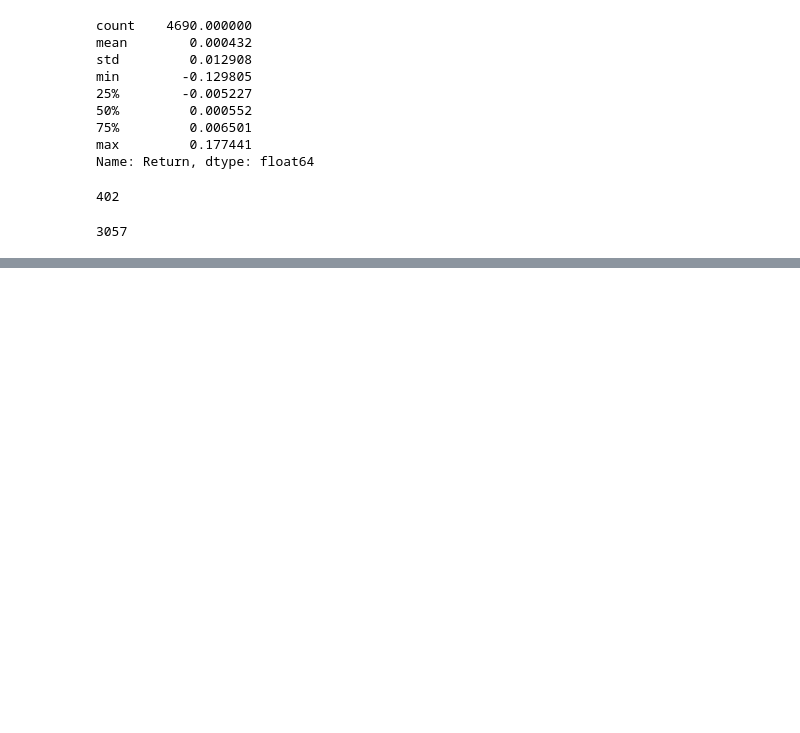
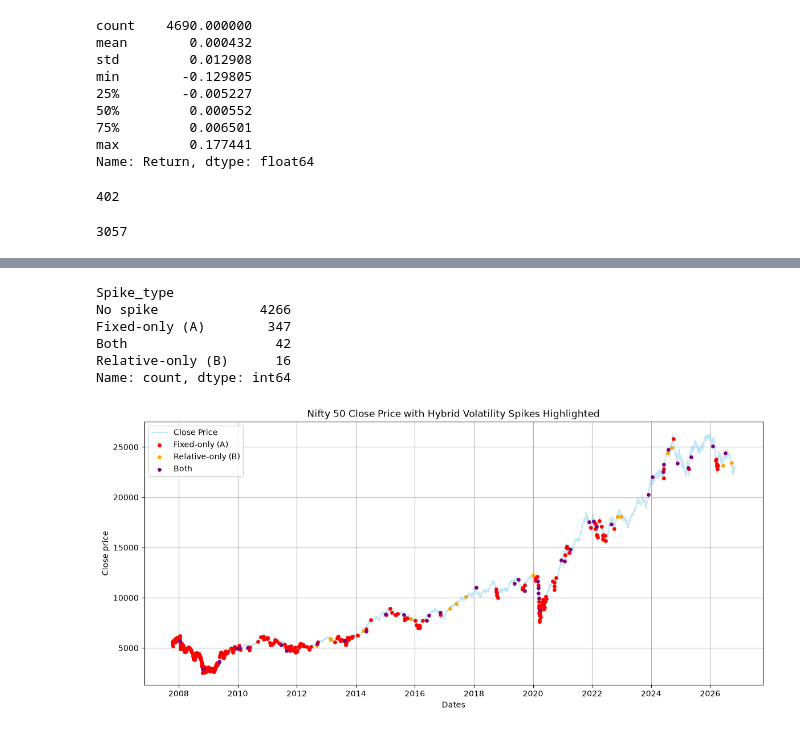
Before and after one commit to sanushx3/vol-spike-alert, a Jupyter notebook: notebooks/01.EDA.ipynb, the cells around one changed output, grey strips where cells are left out. Saved outputs shown, nothing was run; the diff lists cells and outputs as text; code cells hidden in the pictures; blank space fills up the shorter version.

Commit message:
feat(target): add hybrid spike label and class balance analysis

```diff
--- a/notebooks/01.EDA.ipynb
+++ b/notebooks/01.EDA.ipynb
@@ -247,0 +334,44 @@ Name: 3057, dtype: object
+# %%
+tomorrow_return=df["Return"].abs().shift(-1).loc[df_model.index]
+# %%
+vol_limit=(vol_multiplier*df_model["vol_20"])
+# %%
+#Condition A - Fixed Threshold
+cond_a=(tomorrow_return>Fixed_Threshold) & ~(tomorrow_return>vol_limit)
+#condition B - Relative only
+cond_b=(tomorrow_return>vol_limit) &~(tomorrow_return>Fixed_Threshold)
+#condition c - both applies
+cond_both=(tomorrow_return>Fixed_Threshold) & (tomorrow_return>vol_limit)
+# %%
+df_model.loc[cond_a,"Spike_type"]="Fixed-only (A)"
+df_model.loc[cond_b,"Spike_type"]="Relative-only (B)"
+df_model.loc[cond_both,"Spike_type"]="Both"
+# %%
+print(df_model["Spike_type"].value_counts())
+# %% [output]
+Spike_type
+No spike             4266
+Fixed-only (A)        347
+Both                   42
+Relative-only (B)      16
+Name: count, dtype: int64
+# %%
+plt.figure(figsize=(14,6))
+plt.plot(df_model["Dates"],df_model["Close"],color="skyblue",alpha=0.5, label="Close Price")
+colors={
+    "Fixed-only (A)":"red",
+    "Relative-only (B)":"orange",
+    "Both":"purple"
+}
+for stype,color in colors.items():
+    subset=df_model[df_model["Spike_type"]==stype]
+    if not subset.empty:
+        plt.scatter(subset["Dates"],subset["Close"],color=color,s=15,label=stype,zorder=5)
+plt.title("Nifty 50 Close Price with Hybrid Volatility Spikes Highlighted")
+plt.xlabel("Dates")
+plt.ylabel("Close price")
+plt.legend()
+plt.grid(True)
+plt.show()
+# %% [output]
+[figure, added]
```
Also changed, not shown: parts of 14 cells of this notebook.
